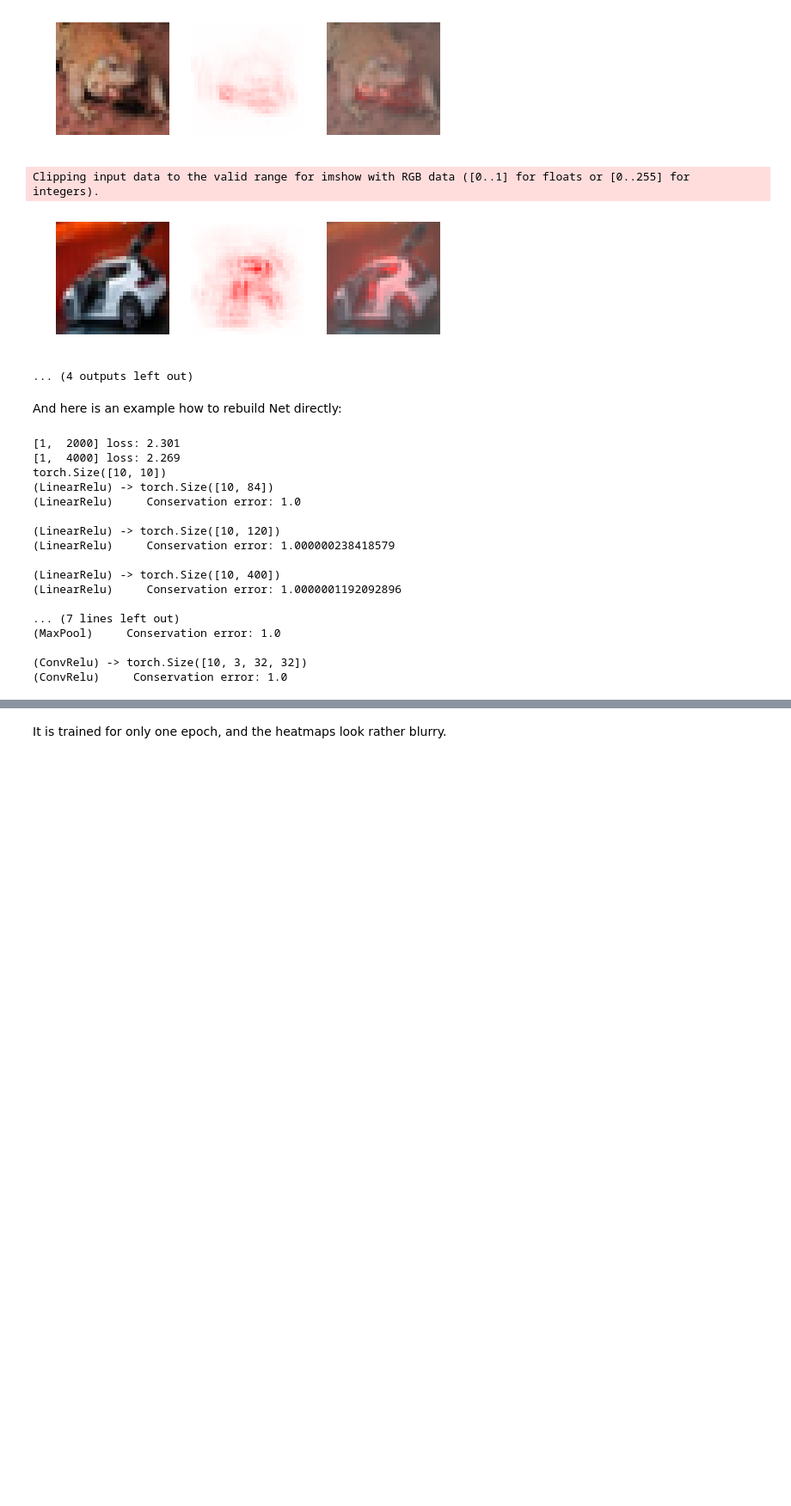
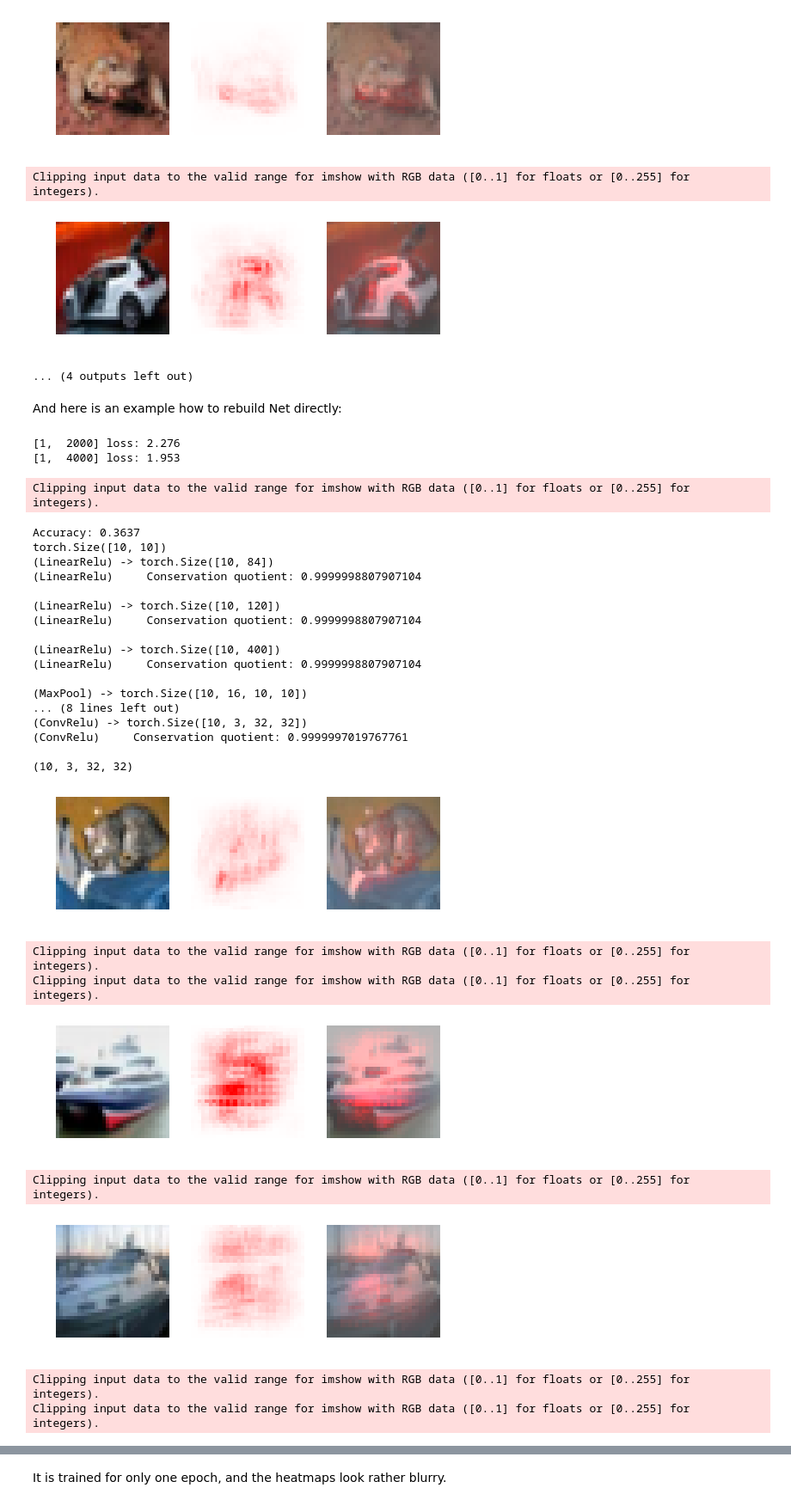
Before and after one commit to nielsrolf/pytorch-lrp, a Jupyter notebook: lrp-gamma.ipynb, the cells around one changed output, grey strips where cells are left out. Shown at 86% size. Cells and saved outputs as stored; diff of their text form; code cells hidden in the pictures; blank space fills up the shorter version.

```diff
--- a/lrp-gamma.ipynb
+++ b/lrp-gamma.ipynb
@@ -56,8 +56,7 @@ class ExplainableLayer():
 
 class ReluLayer(ExplainableLayer, nn.Module):
     """
-    Base class for layers that support Deep Taylor Decomposition
-    Saves the input, a and z
+    Base class for layers that use Relus as nonlinearity.
     """
     def forward(self, x):
         self.x = x
@@ -96,7 +95,8 @@ class Linear(ExplainableLayer, nn.Linear):
 
 class LinearRelu(ReluLayer, Linear):
     """
-    Implements deep taylor rules for linear layers
+    Combines the forwarding behaviour of ReluLayer with the
+    relevance propagation rule of Linear
     """
     def forward(self, x):
         D = np.prod(x.shape[1:])
@@ -220,7 +220,7 @@ class ExplainableModel(TrainableNet):
 
         def debug_info(layer, R):
             print(f"({layer.__class__.__name__}) ->", R.shape)
-            print(f"({layer.__class__.__name__})     Conservation error: {R.sum()/R_total}")
+            print(f"({layer.__class__.__name__})     Conservation quotient: {R.sum()/R_total}")
             if R.min() < 0:
                 print(f"({layer.__class__.__name__})     encountered negative values")
             print("")
@@ -341,53 +341,68 @@ Clipping input data to the valid range for imshow with RGB data ([0..1] for floa
 # %% [markdown]
 And here is an example how to rebuild Net directly:
 # %%
-
 class ExplainNet(ExplainableModel):
     """
     Rebuilt of cifar10utils.Net with deep taylor support
     """
     def __init__(self):
         layers = [
             ConvRelu(3, 6, 5),
             MaxPool(2, 2),
             ConvRelu(6, 16, 5),
             MaxPool(2, 2),
             LinearRelu(16 * 5 * 5, 120),
             LinearRelu(120, 84),
             LinearRelu(84, 10)
         ]
         super().__init__(layers, -1, 1)
 
         # Because pytorch is weird, the submodels cannot be stored in a list
         self.l1 = layers[0]
         self.l2 = layers[1]
         self.l3 = layers[2]
         self.l4 = layers[3]
         self.l5 = layers[4]
         self.l6 = layers[5]
 
 
 
 enet_sister = ExplainNet()
 enet_sister.train(1, trainloader)
+
+accuracy = enet_sister.accuracy(testloader)
+print("Accuracy:", accuracy)
+
 dataiter = iter(testloader)
 images, labels = dataiter.next()
 h_dtd = enet_sister.deeptaylor(images, one_hot(labels))
+plot_heatmaps(images, h_dtd.sum(1)*10)
 # %% [output]
-[1,  2000] loss: 2.301
-[1,  4000] loss: 2.269
-torch.Size([10, 10])
-(LinearRelu) -> torch.Size([10, 84])
-(LinearRelu)     Conservation error: 1.0
-
-(LinearRelu) -> torch.Size([10, 120])
-(LinearRelu)     Conservation error: 1.000000238418579
-
-(LinearRelu) -> torch.Size([10, 400])
-(LinearRelu)     Conservation error: 1.0000001192092896
-
-... (7 lines left out)
-(MaxPool)     Conservation error: 1.0
-
-(ConvRelu) -> torch.Size([10, 3, 32, 32])
-(ConvRelu)     Conservation error: 1.0
+[1,  2000] loss: 2.276
+[1,  4000] loss: 1.953
+Clipping input data to the valid range for imshow with RGB data ([0..1] for floats or [0..255] for integers).
+Accuracy: 0.3637
+torch.Size([10, 10])
+(LinearRelu) -> torch.Size([10, 84])
+(LinearRelu)     Conservation quotient: 0.9999998807907104
+
+(LinearRelu) -> torch.Size([10, 120])
+(LinearRelu)     Conservation quotient: 0.9999998807907104
+
+(LinearRelu) -> torch.Size([10, 400])
+(LinearRelu)     Conservation quotient: 0.9999998807907104
+
+(MaxPool) -> torch.Size([10, 16, 10, 10])
+... (8 lines left out)
+(ConvRelu) -> torch.Size([10, 3, 32, 32])
+(ConvRelu)     Conservation quotient: 0.9999997019767761
+
+(10, 3, 32, 32)
+[figure, added]
+Clipping input data to the valid range for imshow with RGB data ([0..1] for floats or [0..255] for integers).
+Clipping input data to the valid range for imshow with RGB data ([0..1] for floats or [0..255] for integers).
+[figure, added]
+Clipping input data to the valid range for imshow with RGB data ([0..1] for floats or [0..255] for integers).
+[figure, added]
+Clipping input data to the valid range for imshow with RGB data ([0..1] for floats or [0..255] for integers).
+Clipping input data to the valid range for imshow with RGB data ([0..1] for floats or [0..255] for integers).
```
Also changed, not shown: parts of 3 cells of this notebook, 5 other files.
